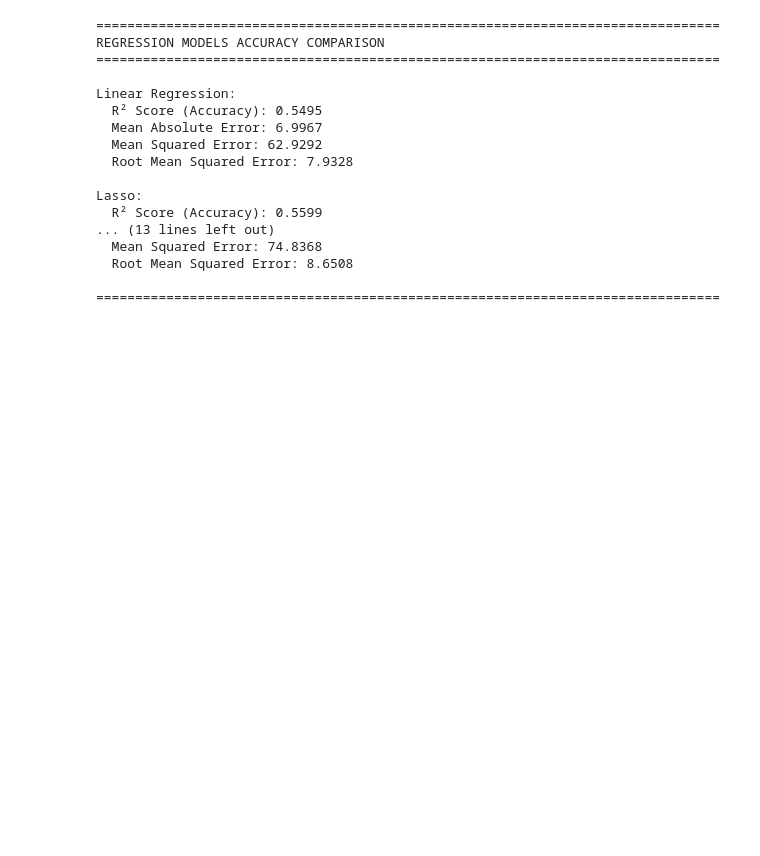
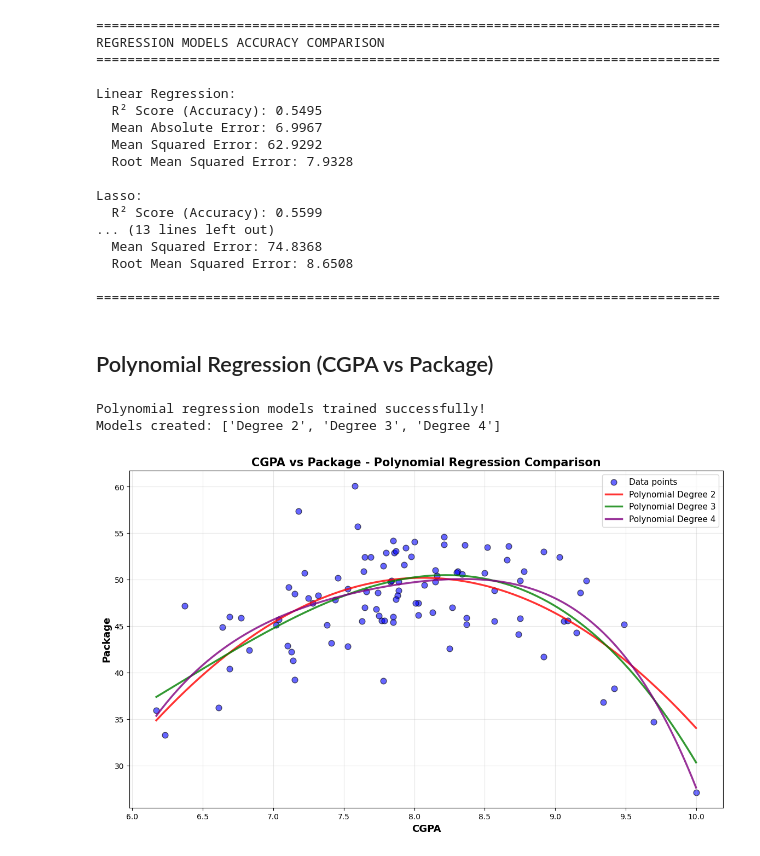
Before and after one commit to aadi-254/machine_learning_analysis, a Jupyter notebook: regression/regression.ipynb, the cells around one changed output. Saved outputs shown, nothing was run; the diff lists cells and outputs as text; code cells hidden in the pictures; blank space fills up the shorter version.

```diff
--- a/regression/regression.ipynb
+++ b/regression/regression.ipynb
@@ -165,3 +165,5 @@ Lasso:
   Root Mean Squared Error: 8.6508
 
 ================================================================================
+# %% [markdown]
+## Polynomial Regression (CGPA vs Package)
@@ -167,0 +183,40 @@ Lasso:
+# %%
+# Create polynomial regression models with different degrees
+poly_models = {}
+poly_degrees = [2, 3, 4]
+
+for degree in poly_degrees:
+    # Create a pipeline with PolynomialFeatures and LinearRegression
+    model = make_pipeline(PolynomialFeatures(degree=degree), LinearRegression())
+    model.fit(X_train_poly, y_train_poly)
+    poly_models[f'Degree {degree}'] = model
+
+print("Polynomial regression models trained successfully!")
+print(f"Models created: {list(poly_models.keys())}")
+# %% [output]
+Polynomial regression models trained successfully!
+Models created: ['Degree 2', 'Degree 3', 'Degree 4']
+# %%
+# Visualize polynomial regression curves
+plt.figure(figsize=(14, 8))
+
+# Plot actual data points
+plt.scatter(df['CGPA'], df['Package'], alpha=0.6, c='blue', edgecolors='k', s=60, label='Data points')
+
+# Create smooth range for plotting curves
+x_range_poly = np.linspace(df['CGPA'].min(), df['CGPA'].max(), 300).reshape(-1, 1)
+
+# Plot each polynomial regression curve
+colors = ['red', 'green', 'purple']
+for (name, model), color in zip(poly_models.items(), colors):
+    y_pred_line = model.predict(x_range_poly)
+    plt.plot(x_range_poly, y_pred_line, color=color, linewidth=2.5, label=f'Polynomial {name}', alpha=0.8)
+
+plt.xlabel('CGPA', fontsize=13, fontweight='bold')
+plt.ylabel('Package', fontsize=13, fontweight='bold')
+plt.title('CGPA vs Package - Polynomial Regression Comparison', fontsize=15, fontweight='bold')
+plt.legend(loc='best', fontsize=11)
+plt.grid(True, alpha=0.3)
+plt.show()
+# %% [output]
+[figure, added]
```
Also changed, not shown: parts of 2 cells of this notebook.
